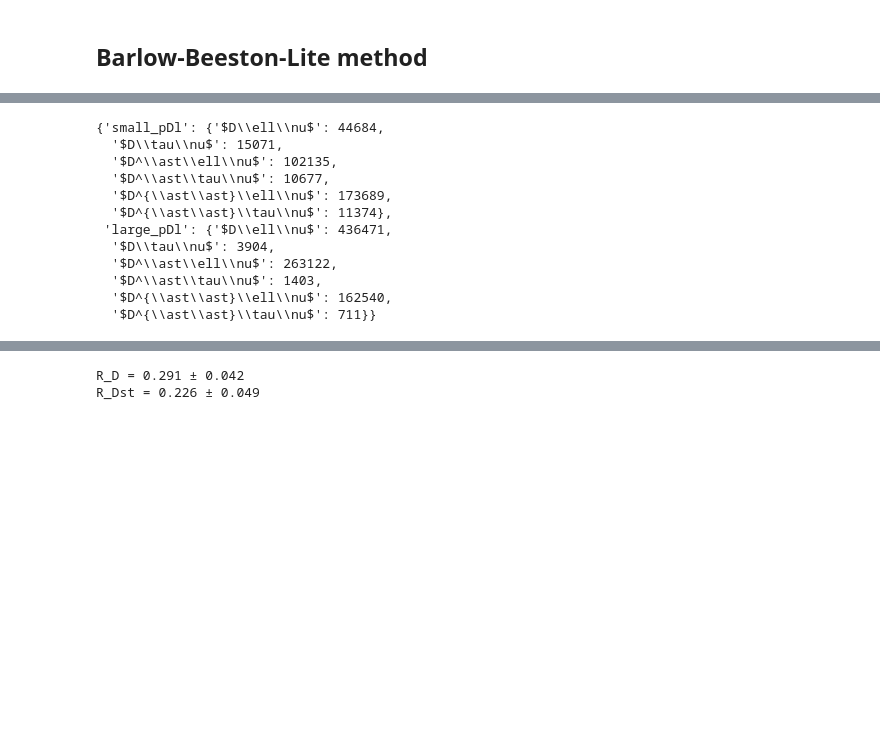
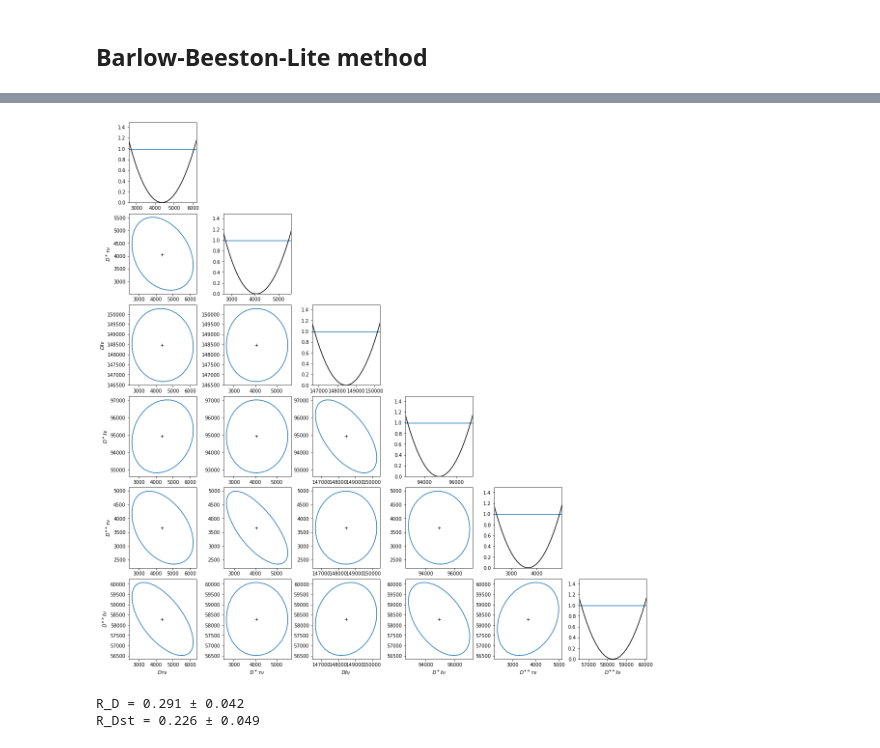
Before and after one commit to zjkjsd/inclusive_R_D, a Jupyter notebook: Offline/5_fitting_iminuit.ipynb, the cells around one changed output, grey strips where cells are left out. Drawn from its saved outputs; the diff is of its cells as text; code cells hidden in the pictures; blank space fills up the shorter version.

```diff
--- a/Offline/5_fitting_iminuit.ipynb
+++ b/Offline/5_fitting_iminuit.ipynb
@@ -299,21 +296,6 @@ m6.minos()
 | $D^\ast\ell\nu$ | 1.1e+06 (0.224) | 1.34e+05 (0.033) | -1.27e+06 (-0.680) | 2.53e+06 | -2.87e+05 (-0.091) | -1.69e+06 (-0.392) |
 | $D^{\ast\ast}\tau\nu$ | -1.72e+06 (-0.282) | -3.87e+06 (-0.752) | 5.41e+04 (0.023) | -2.87e+05 (-0.091) | 3.95e+06 | 1.9e+06 (0.354) |
 | $D^{\ast\ast}\ell\nu$ | -6.24e+06 (-0.748) | -6.38e+05 (-0.091) | 3.15e+05 (0.099) | -1.69e+06 (-0.392) | 1.9e+06 (0.354) | 7.32e+06 |
-# %%
-NumberOfEvents
-# %% [output]
-{'small_pDl': {'$D\\ell\\nu$': 44684,
-  '$D\\tau\\nu$': 15071,
-  '$D^\\ast\\ell\\nu$': 102135,
-  '$D^\\ast\\tau\\nu$': 10677,
-  '$D^{\\ast\\ast}\\ell\\nu$': 173689,
-  '$D^{\\ast\\ast}\\tau\\nu$': 11374},
- 'large_pDl': {'$D\\ell\\nu$': 436471,
-  '$D\\tau\\nu$': 3904,
-  '$D^\\ast\\ell\\nu$': 263122,
-  '$D^\\ast\\tau\\nu$': 1403,
-  '$D^{\\ast\\ast}\\ell\\nu$': 162540,
-  '$D^{\\ast\\ast}\\tau\\nu$': 711}}
 # %%
 # fit the p_D_l>2.5 region
 large_truth = NumberOfEvents['large_pDl'].values()
@@ -346,4 +328,5 @@ m7.hesse()
 | $D^{\ast\ast}\tau\nu$ | -16.7 (-0.004) | 9.11e-06 | 6.65 (0.001) | -17.3 (-0.002) | 3.26 | 22.9 (0.003) |
 | $D^{\ast\ast}\ell\nu$ | -7.42e+06 (-0.880) | 2.03 (0.000) | 3.08e+06 (0.271) | -9.92e+06 (-0.639) | 22.9 (0.003) | 1.55e+07 |
 # %%
-m4.draw_mnmatrix(figsize=(16,16));
+m3.draw_mnmatrix(figsize=(16,16));
+# %% [output]
@@ -350,3 +334,4 @@ m4.draw_mnmatrix(figsize=(16,16));
+[figure, added]
 # %%
 def calculate_R(m):
     tau_e_BF = 0.17
```
Also changed, not shown: parts of 10 cells of this notebook, 3 other files.
